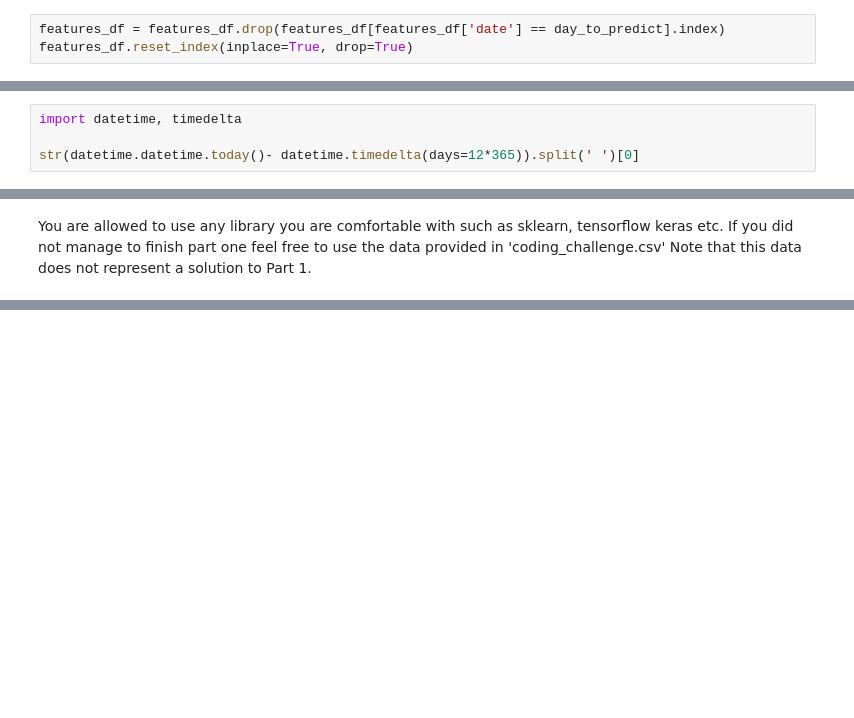
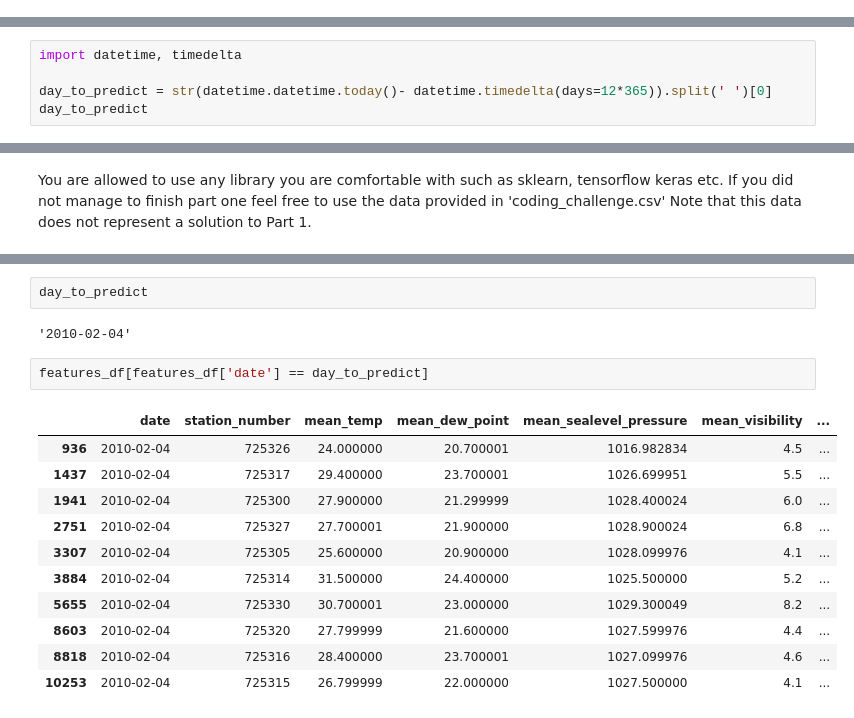
Before and after one commit to timnaumann/snow-forecasting, a Jupyter notebook: Coding Challenge.ipynb, the cells around one changed output, grey strips where cells are left out. Cells and saved outputs as stored; diff of their text form; blank space fills up the shorter version.

```diff
--- a/Coding Challenge.ipynb
+++ b/Coding Challenge.ipynb
@@ -273,3 +318,0 @@ rows_of_day_to_predict = features_df[features_df['date'] == day_to_predict]
-# %%
-features_df = features_df.drop(features_df[features_df['date'] == day_to_predict].index)
-features_df.reset_index(inplace=True, drop=True)
@@ -310,5 +419,6 @@ If you made it up to here all by yourself, you can use your prepared dataset to
 # %%
 import datetime, timedelta
 
-str(datetime.datetime.today()- datetime.timedelta(days=12*365)).split(' ')[0]
+day_to_predict = str(datetime.datetime.today()- datetime.timedelta(days=12*365)).split(' ')[0]
+day_to_predict
 # %% [output]
@@ -430,0 +558,18 @@ Wrong: prediction:0 != target:1
+# %%
+day_to_predict
+# %% [output]
+'2010-02-04'
+# %%
+features_df[features_df['date'] == day_to_predict]
+# %% [output]
+|  | date | station_number | mean_temp | mean_dew_point | mean_sealevel_pressure | mean_visibility | ... |
+| 936 | 2010-02-04 | 725326 | 24.000000 | 20.700001 | 1016.982834 | 4.5 | ... |
+| 1437 | 2010-02-04 | 725317 | 29.400000 | 23.700001 | 1026.699951 | 5.5 | ... |
+| 1941 | 2010-02-04 | 725300 | 27.900000 | 21.299999 | 1028.400024 | 6.0 | ... |
+| 2751 | 2010-02-04 | 725327 | 27.700001 | 21.900000 | 1028.900024 | 6.8 | ... |
+| 3307 | 2010-02-04 | 725305 | 25.600000 | 20.900000 | 1028.099976 | 4.1 | ... |
+| 3884 | 2010-02-04 | 725314 | 31.500000 | 24.400000 | 1025.500000 | 5.2 | ... |
+| 5655 | 2010-02-04 | 725330 | 30.700001 | 23.000000 | 1029.300049 | 8.2 | ... |
+| 8603 | 2010-02-04 | 725320 | 27.799999 | 21.600000 | 1027.599976 | 4.4 | ... |
+| 8818 | 2010-02-04 | 725316 | 28.400000 | 23.700001 | 1027.099976 | 4.6 | ... |
+| 10253 | 2010-02-04 | 725315 | 26.799999 | 22.000000 | 1027.500000 | 4.1 | ... |
```
Also changed, not shown: parts of 55 cells of this notebook, 1 other file.
